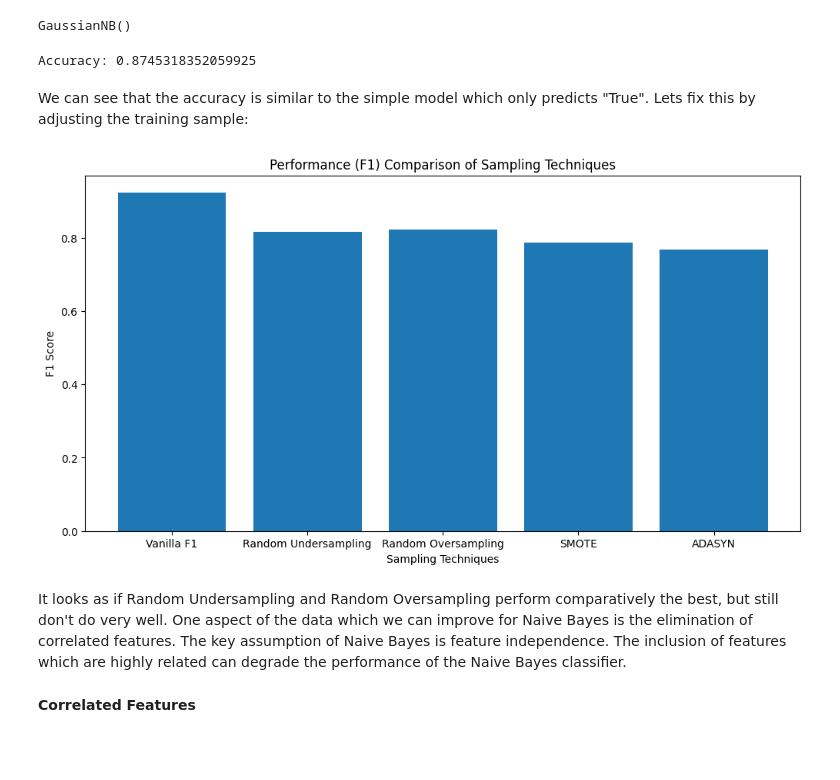
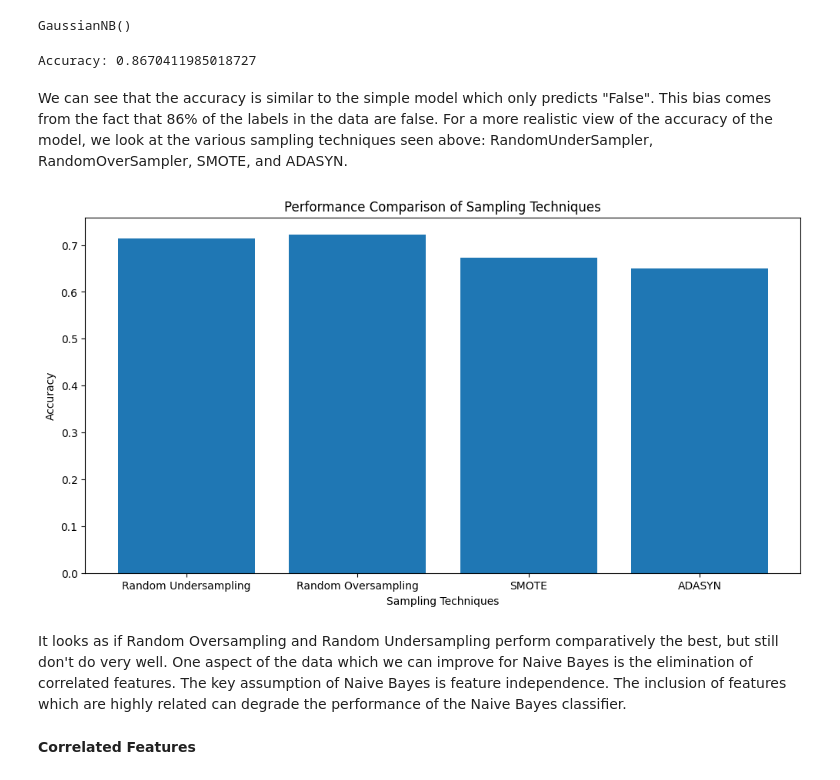
Before and after one commit to jMatthewIsland/CMSC422FinalProject, a Jupyter notebook: CMSC422_EricRobinson_EamonPlante_MatthewIsland.ipynb, the cells around one changed output. Drawn from its saved outputs; the diff is of its cells as text; code cells hidden in the pictures; blank space fills up the shorter version.

```diff
--- a/CMSC422_EricRobinson_EamonPlante_MatthewIsland.ipynb
+++ b/CMSC422_EricRobinson_EamonPlante_MatthewIsland.ipynb
@@ -596,6 +597,11 @@ For more information, check this link: https://scikit-learn.org/stable/modules/n
 df = pd.read_csv('churn-bigml-80.csv')
 df=df.drop(['State' ,'International plan','Voice mail plan'], axis=1)
 
+X = df.drop('Churn', axis=1)
+y = df['Churn']
+
+X_train, X_test, y_train, y_test = train_test_split(X, y, test_size=0.2)
+
 nb = GaussianNB()
 nb.fit(X_train, y_train)
 # %% [output]
@@ -606,25 +612,19 @@ y_pred = nb.predict(X_test)
 accuracy = accuracy_score(y_test, y_pred)
 print("Accuracy:", accuracy)
 # %% [output]
-Accuracy: 0.8745318352059925
+Accuracy: 0.8670411985018727
 # %% [markdown]
-We can see that the accuracy is similar to the simple model which only predicts "True". Lets fix this by adjusting the training sample:
+We can see that the accuracy is similar to the simple model which only predicts "False". This bias comes from the fact that 86% of the labels in the data are false. For a more realistic view of the accuracy of the model, we look at the various sampling techniques seen above: RandomUnderSampler, RandomOverSampler, SMOTE, and ADASYN.
 # %%
 from imblearn.over_sampling import SMOTE, ADASYN
 from imblearn.under_sampling import RandomUnderSampler
 from imblearn.over_sampling import RandomOverSampler
 
-sample_types = ["Vanilla F1", "Random Undersampling", "Random Oversampling", "SMOTE", "ADASYN"]
+sample_types = ["Random Undersampling", "Random Oversampling", "SMOTE", "ADASYN"]
 
 X = df.drop('Churn', axis = 1)
 y = df['Churn']
 X_train, X_test, y_train, y_test = train_test_split(X, y, test_size=0.2, random_state=260)
-
-# Vanilla F1
-nb.fit(X_train, y_train)
-y_pred = nb.predict(X_test)
-
-vanilla_f1 = f1_score(y_test, y_pred, pos_label=False)
 
 # Random Undersampling
 undersample = RandomUnderSampler(random_state = 260)
@@ -633,50 +633,50 @@ X_train_sample, y_train_sample = undersample.fit_resample(X_train, y_train)
 nb.fit(X_train_sample, y_train_sample)
 
 y_pred = nb.predict(X_test)
-undersample_f1 = f1_score(y_test, y_pred, pos_label=False)
+undersample_accuracy = accuracy_score(y_test, y_pred)
 
 
 # Random Oversampling
 oversample = RandomOverSampler(random_state = 260)
 
 X_train_sample, y_train_sample = oversample.fit_resample(X_train, y_train)
 nb.fit(X_train_sample, y_train_sample)
 
 y_pred = nb.predict(X_test)
-oversample_f1 = f1_score(y_test, y_pred, pos_label=False)
+oversample_accuracy = accuracy_score(y_test, y_pred)
 
 
 # SMOTE sampling
 smote = SMOTE(random_state = 260)
 
 X_train_sample, y_train_sample = smote.fit_resample(X_train, y_train)
 nb.fit(X_train_sample, y_train_sample)
 
 y_pred = nb.predict(X_test)
-smote_f1 = f1_score(y_test, y_pred, pos_label=False)
+smote_accuracy = accuracy_score(y_test, y_pred)
 
 
 # ADASYN sampling
 adasyn = ADASYN(random_state = 260)
 
 X_train_sample, y_train_sample = adasyn.fit_resample(X_train, y_train)
 nb.fit(X_train_sample, y_train_sample)
 
 y_pred = nb.predict(X_test)
-adasyn_f1 = f1_score(y_test, y_pred, pos_label=False)
+adasyn_accuracy = accuracy_score(y_test, y_pred)
 
 
-f1s = [vanilla_f1, undersample_f1, oversample_f1, smote_f1, adasyn_f1]
+accuracies = [undersample_accuracy, oversample_accuracy, smote_accuracy, adasyn_accuracy]
 plt.figure(figsize=(12, 6))
-plt.bar(sample_types, f1s)
+plt.bar(sample_types, accuracies)
 plt.xlabel('Sampling Techniques')
-plt.ylabel('F1 Score')
-plt.title('Performance (F1) Comparison of Sampling Techniques')
+plt.ylabel('Accuracy')
+plt.title('Performance Comparison of Sampling Techniques')
 plt.show()
 # %% [output]
-[figure, old version]
+[figure, new version]
 # %% [markdown]
-It looks as if Random Undersampling and Random Oversampling perform comparatively the best, but still don't do very well. One aspect of the data which we can improve for Naive Bayes is the elimination of correlated features. The key assumption of Naive Bayes is feature independence. The inclusion of features which are highly related can degrade the performance of the Naive Bayes classifier.
+It looks as if Random Oversampling and Random Undersampling perform comparatively the best, but still don't do very well. One aspect of the data which we can improve for Naive Bayes is the elimination of correlated features. The key assumption of Naive Bayes is feature independence. The inclusion of features which are highly related can degrade the performance of the Naive Bayes classifier.
 # %% [markdown]
 **Correlated Features**
 # %%
```
Also changed, not shown: parts of 15 cells of this notebook.
